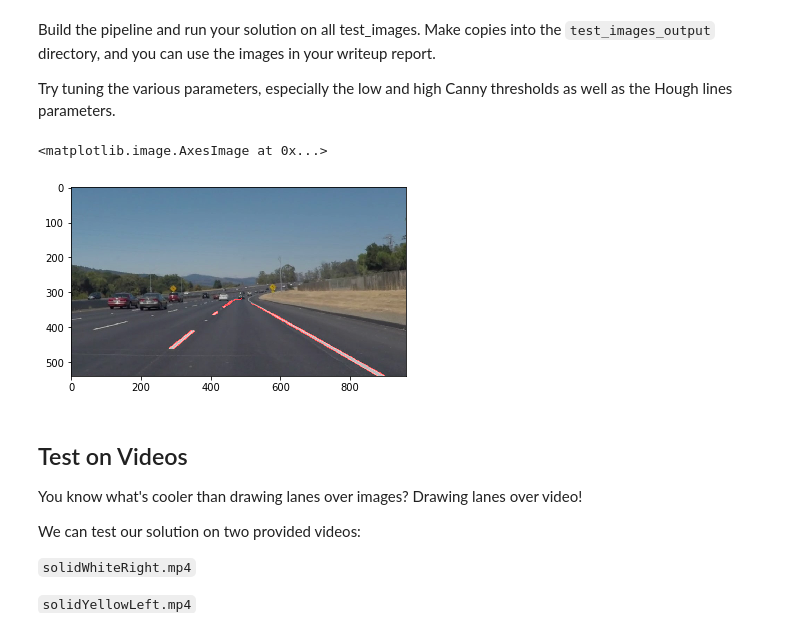
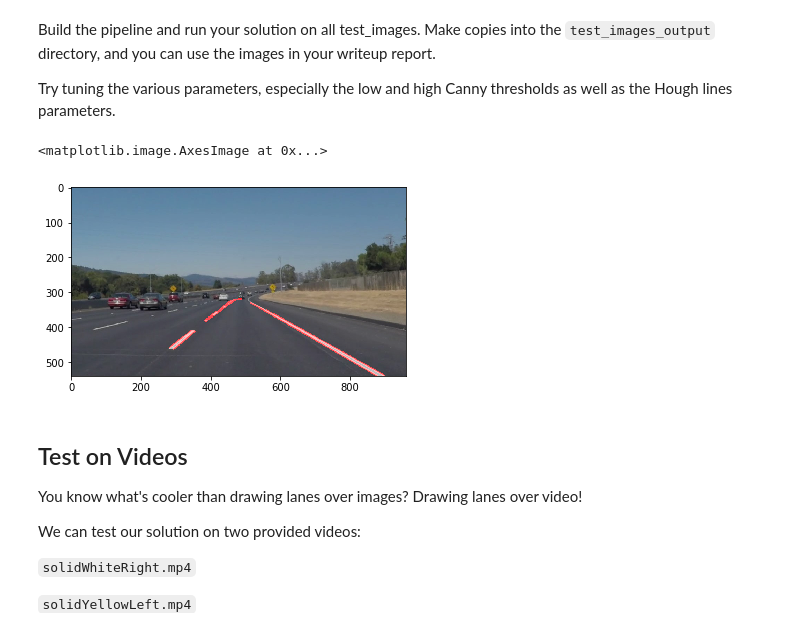
Before and after one commit to MasanaoMatsuda/finding-lane-lines, a Jupyter notebook: P1.ipynb, the cells around one changed output. Drawn from its saved outputs; the diff is of its cells as text; code cells hidden in the pictures.

```diff
--- a/P1.ipynb
+++ b/P1.ipynb
@@ -92,7 +92,7 @@ def region_of_interest(img, vertices):
     return masked_image
 
 
-def draw_lines(img, lines, color=[255, 0, 0], thickness=2):
+def draw_lines(img, lines, color=[255, 0, 0], thickness=3):
     for line in lines:
         for x1,y1,x2,y2 in line:
             cv2.line(img, (x1, y1), (x2, y2), color, thickness)
@@ -141,20 +141,20 @@ Try tuning the various parameters, especially the low and high Canny thresholds
 # %%
 imshape = image.shape
 c_vertical = imshape[0] / 2 + 45
 c_horizontal = imshape[1] / 2
 vertices = np.array([[(0,imshape[0]),(c_horizontal, c_vertical), (c_horizontal, c_vertical), (imshape[1],imshape[0])]], dtype=np.int32)
 
 img = grayscale(image)
 img = gaussian_blur(img, 5)
 img = canny(img, 50, 150)
 img = region_of_interest(img, vertices)
-img = hough_lines(img, 1, np.pi/180, 10, 5, 10)
+img = hough_lines(img, 1, np.pi/180, 10, 5, 20)
 img = weighted_img(img, image)
 
 plt.imshow(img, cmap='gray')
 # %% [output]
 <matplotlib.image.AxesImage at 0x...>
-[figure, old version]
+[figure, new version]
 # %% [markdown]
 ## Test on Videos
 
```
Also changed, not shown: parts of 9 cells of this notebook.
